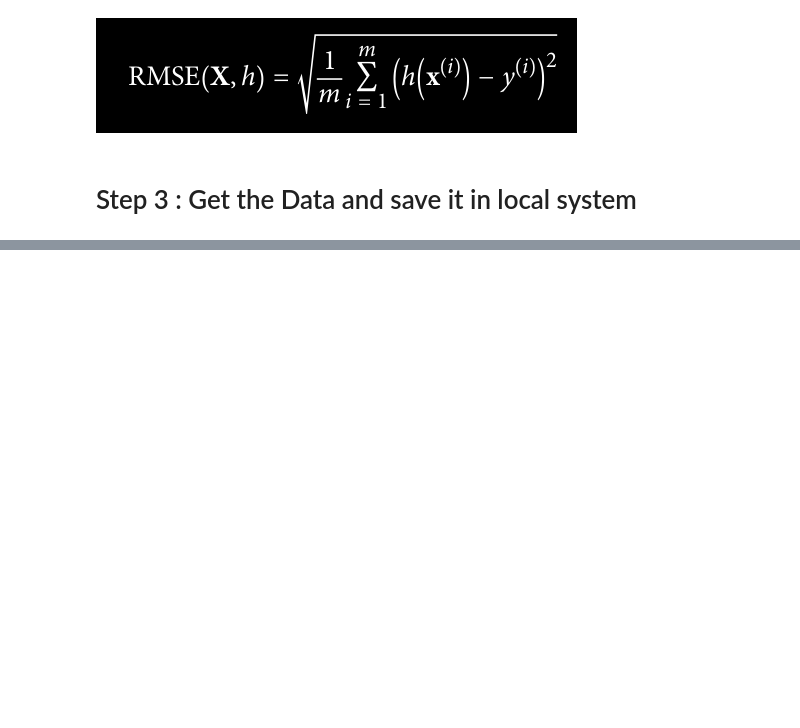
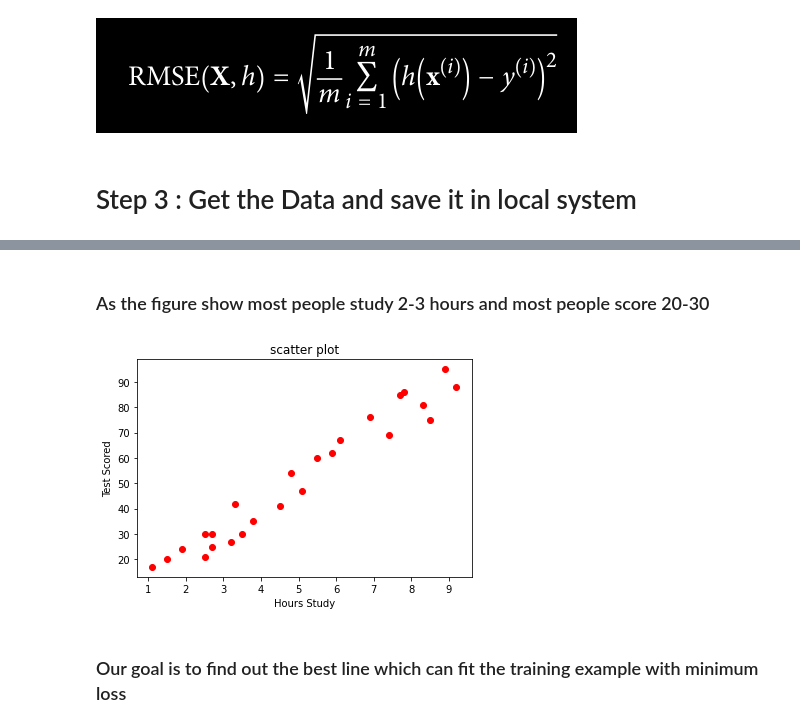
Before and after one commit to Tadele01/The-Sparks-Foundation, a Jupyter notebook: Task 1 Prediction using Supervised ML.ipynb, the cells around one changed output, grey strips where cells are left out. Drawn from its saved outputs; the diff is of its cells as text; code cells hidden in the pictures; blank space fills up the shorter version.

```diff
--- a/Task 1 Prediction using Supervised ML.ipynb
+++ b/Task 1 Prediction using Supervised ML.ipynb
@@ -50,0 +114,14 @@ IsADirectoryError: [Errno 21] Is a directory: 'datasets/task_1/study_hours.csv'
+# %% [markdown]
+### As the figure show most people study 2-3 hours and most people score 20-30
+# %%
+hours = data['Hours']
+scores = data['Scores']
+plt.scatter(hours, scores, color='r')
+plt.xlabel('Hours Study')
+plt.ylabel('Test Scored')
+plt.title('scatter plot')
+plt.show()
+# %% [output]
+[figure, added]
+# %% [markdown]
+### Our goal is to find out the best line which can fit the training example with minimum loss
```
Also changed, not shown: parts of 32 cells of this notebook, 1 other file.
